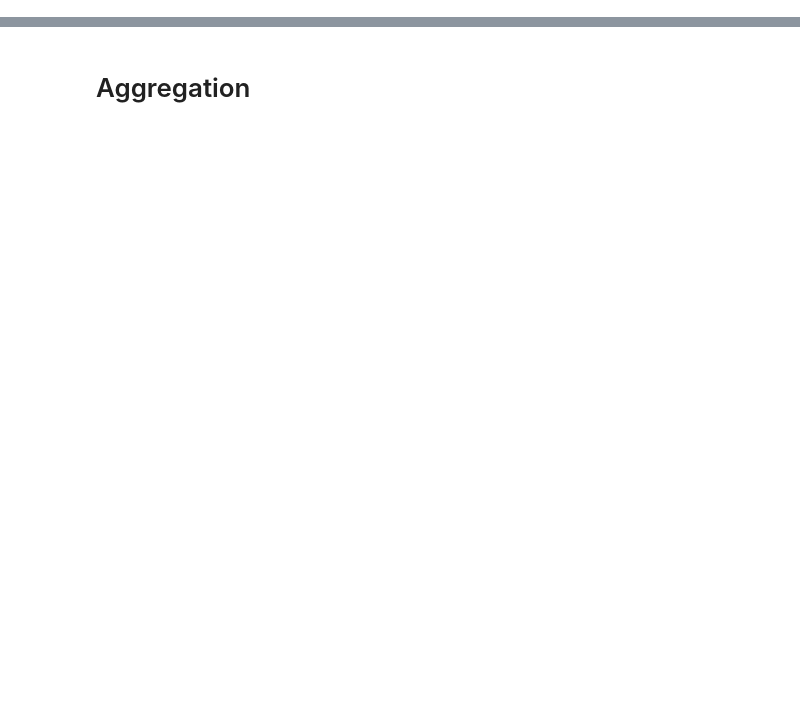
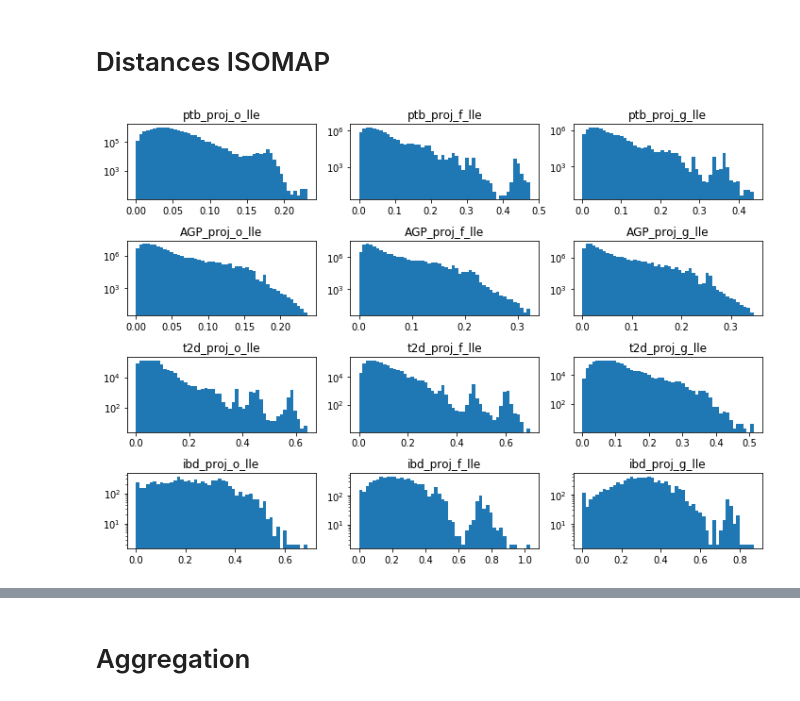
Before and after one commit to blufzzz/Skoltech-Microbiome-Project, a Jupyter notebook: Clustering.ipynb, the cells around one changed output, grey strips where cells are left out. Saved outputs shown, nothing was run; the diff lists cells and outputs as text; code cells hidden in the pictures; blank space fills up the shorter version.

```diff
--- a/Clustering.ipynb
+++ b/Clustering.ipynb
@@ -37,0 +92,18 @@ for p in paths:
+# %% [markdown]
+# Distances ISOMAP
+# %%
+fig, axes = plt.subplots(nrows=4, ncols=3, figsize=(10,7))
+for i,dataset_name in enumerate(['ptb', 'AGP', 't2d', 'ibd']):
+    for j,tax_name in enumerate(['o', 'f', 'g']):
+        label = '_'.join([dataset_name, 'proj', tax_name, 'lle'])
+        p = label2path[label]
+        data = np.genfromtxt(p, delimiter=';')
+        pdists = pairwise_distances(data).flatten()
+        axes[i,j].hist(pdists, bins=50)
+        axes[i,j].set_title(label)
+        axes[i,j].set_yscale('log')
+
+plt.tight_layout()
+plt.show()
+# %% [output]
+[figure, added]
```
Also changed, not shown: parts of 60 cells of this notebook, 3 other files.
